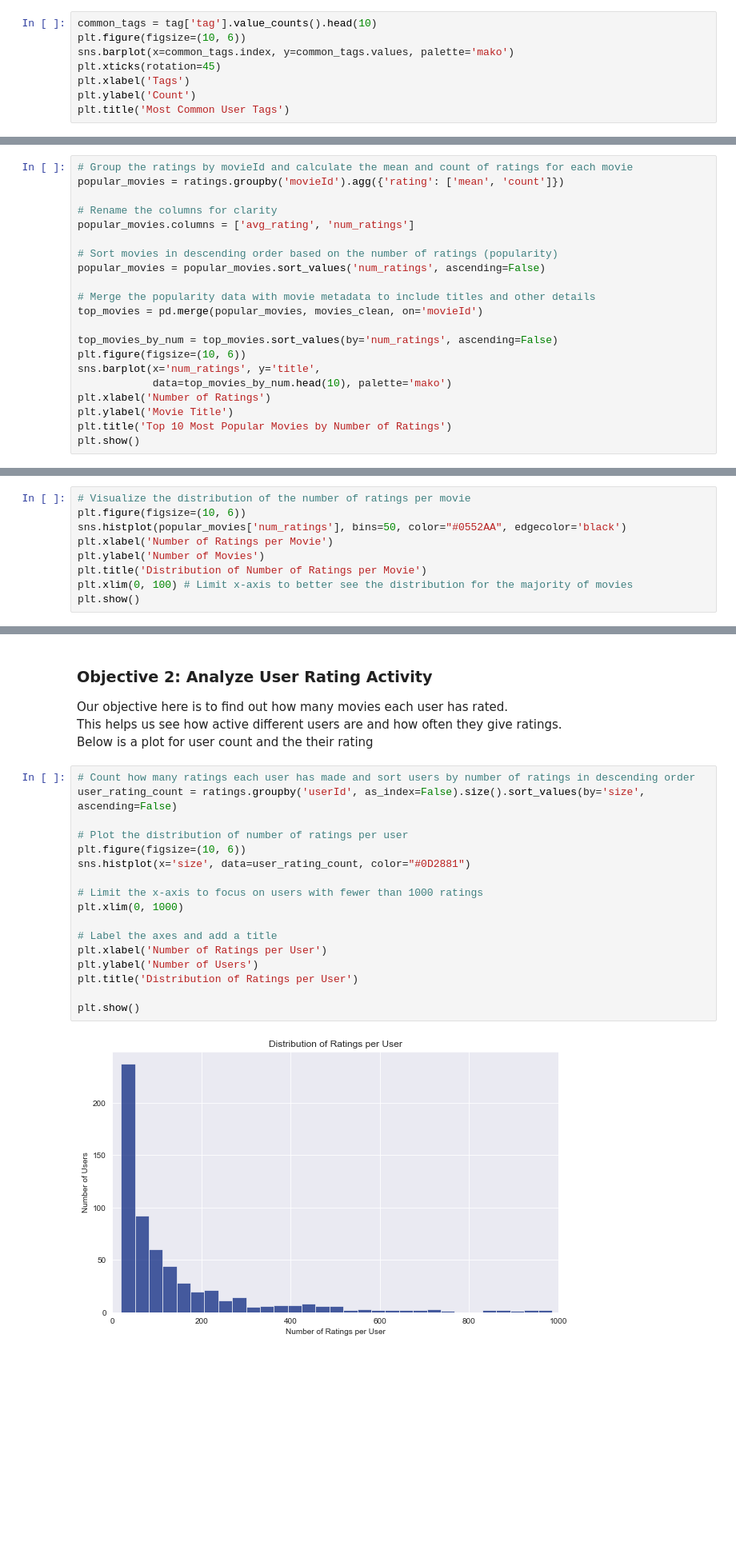
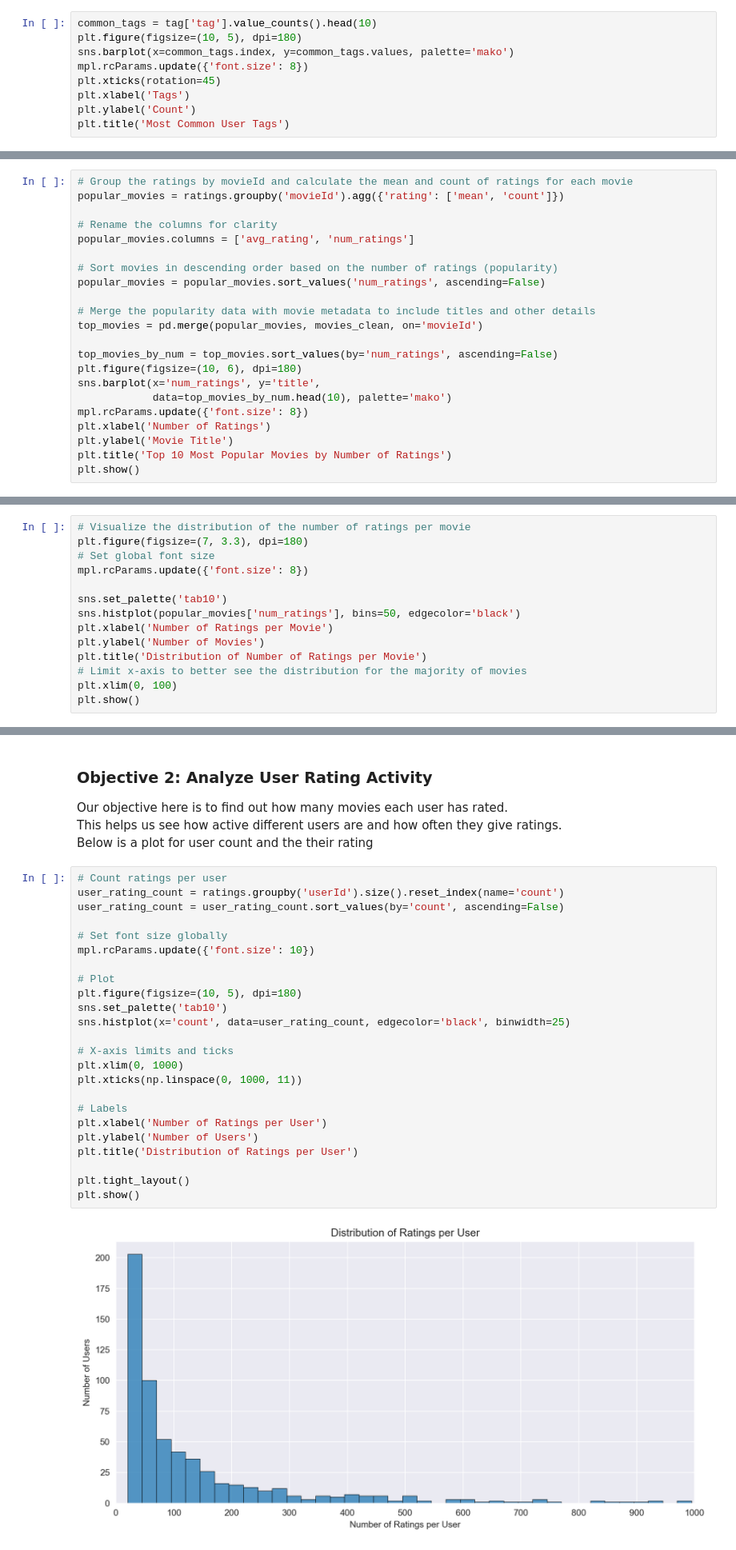
Before and after one commit to Kanyenje-Brian/MovieLens-Recommender, a Jupyter notebook: notebook.ipynb, the cells around one changed output, grey strips where cells are left out. Shown at 80% size. Saved outputs shown, nothing was run; the diff lists cells and outputs as text; blank space fills up the shorter version.

```diff
--- a/notebook.ipynb
+++ b/notebook.ipynb
@@ -285,8 +292,9 @@ max     610.000000  193565.000000  1.537099e+09
 Let's explore the most common user tags used in movies:
 # %%
 common_tags = tag['tag'].value_counts().head(10)
-plt.figure(figsize=(10, 6))
+plt.figure(figsize=(10, 5), dpi=180)
 sns.barplot(x=common_tags.index, y=common_tags.values, palette='mako')
+mpl.rcParams.update({'font.size': 8})
 plt.xticks(rotation=45)
 plt.xlabel('Tags')
 plt.ylabel('Count')
@@ -554,9 +562,10 @@ popular_movies = popular_movies.sort_values('num_ratings', ascending=False)
 top_movies = pd.merge(popular_movies, movies_clean, on='movieId')
 
 top_movies_by_num = top_movies.sort_values(by='num_ratings', ascending=False)
-plt.figure(figsize=(10, 6))
+plt.figure(figsize=(10, 6), dpi=180)
 sns.barplot(x='num_ratings', y='title',
             data=top_movies_by_num.head(10), palette='mako')
+mpl.rcParams.update({'font.size': 8})
 plt.xlabel('Number of Ratings')
 plt.ylabel('Movie Title')
 plt.title('Top 10 Most Popular Movies by Number of Ratings')
@@ -566,10 +575,15 @@ plt.show()
 # %%
 # Visualize the distribution of the number of ratings per movie
-plt.figure(figsize=(10, 6))
-sns.histplot(popular_movies['num_ratings'], bins=50, color="#0552AA", edgecolor='black')
+plt.figure(figsize=(7, 3.3), dpi=180)
+# Set global font size
+mpl.rcParams.update({'font.size': 8})
+
+sns.set_palette('tab10')
+sns.histplot(popular_movies['num_ratings'], bins=50, edgecolor='black')
 plt.xlabel('Number of Ratings per Movie')
 plt.ylabel('Number of Movies')
 plt.title('Distribution of Number of Ratings per Movie')
-plt.xlim(0, 100) # Limit x-axis to better see the distribution for the majority of movies
+# Limit x-axis to better see the distribution for the majority of movies
+plt.xlim(0, 100)
 plt.show()
 # %% [output]
@@ -584,24 +598,31 @@ Our objective here is to find out how many movies each user has rated.
 This helps us see how active different users are and how often they give ratings.
 Below is a plot for user count and the their rating
 # %%
-# Count how many ratings each user has made and sort users by number of ratings in descending order
-user_rating_count = ratings.groupby('userId', as_index=False).size().sort_values(by='size', ascending=False)
+# Count ratings per user
+user_rating_count = ratings.groupby('userId').size().reset_index(name='count')
+user_rating_count = user_rating_count.sort_values(by='count', ascending=False)
 
-# Plot the distribution of number of ratings per user
-plt.figure(figsize=(10, 6))
-sns.histplot(x='size', data=user_rating_count, color="#0D2881")
+# Set font size globally
+mpl.rcParams.update({'font.size': 10})
 
-# Limit the x-axis to focus on users with fewer than 1000 ratings
+# Plot
+plt.figure(figsize=(10, 5), dpi=180)
+sns.set_palette('tab10')
+sns.histplot(x='count', data=user_rating_count, edgecolor='black', binwidth=25)
+
+# X-axis limits and ticks
 plt.xlim(0, 1000)
+plt.xticks(np.linspace(0, 1000, 11))
 
-# Label the axes and add a title
+# Labels
 plt.xlabel('Number of Ratings per User')
 plt.ylabel('Number of Users')
 plt.title('Distribution of Ratings per User')
 
+plt.tight_layout()
 plt.show()
 # %% [output]
-[figure, old version]
+[figure, new version]
 # %% [markdown]
 Most users have rated only a small number of movies.
 This can be a limitation when building a collaborative filtering model, as such models rely heavily on sufficient user-item interactions to learn meaningful similarities and make accurate predictions.
```
Also changed, not shown: parts of 39 cells of this notebook, 2 other files.
